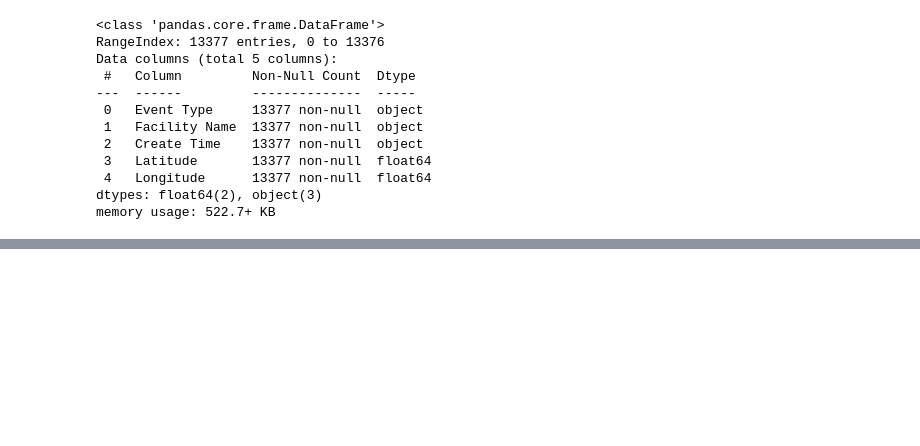
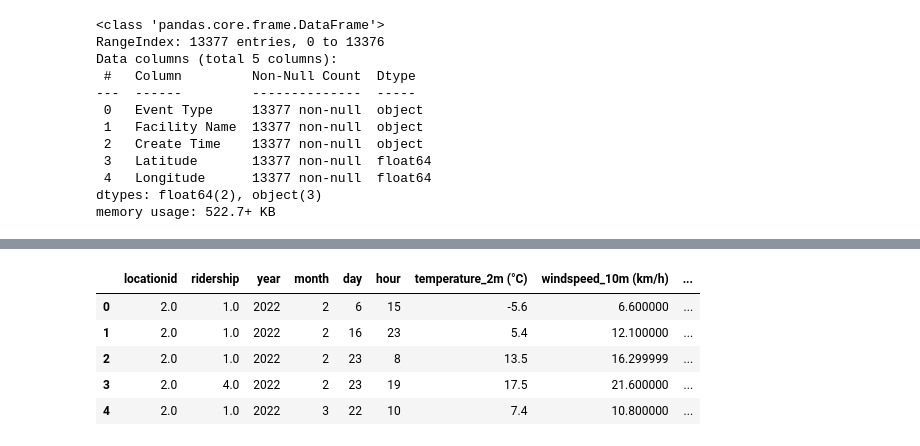
Before and after one commit to t-acheson/project2-fomo, a Jupyter notebook: data/event_merge.ipynb, the cells around one changed output, grey strips where cells are left out. Cells and saved outputs as stored; diff of their text form; code cells hidden in the pictures; blank space fills up the shorter version.

```diff
--- a/data/event_merge.ipynb
+++ b/data/event_merge.ipynb
@@ -44,0 +178,11 @@ events['Facility Name'] = events['Facility Name'].astype('category')
+# %%
+df = pd.read_parquet('c:/fomo_data2/fixed_with_comments.parquet')
+# %%
+df.head()
+# %% [output]
+|  | locationid | ridership | year | month | day | hour | temperature_2m (°C) | windspeed_10m (km/h) | ... |
+| 0 | 2.0 | 1.0 | 2022 | 2 | 6 | 15 | -5.6 | 6.600000 | ... |
+| 1 | 2.0 | 1.0 | 2022 | 2 | 16 | 23 | 5.4 | 12.100000 | ... |
+| 2 | 2.0 | 1.0 | 2022 | 2 | 23 | 8 | 13.5 | 16.299999 | ... |
+| 3 | 2.0 | 4.0 | 2022 | 2 | 23 | 19 | 17.5 | 21.600000 | ... |
+| 4 | 2.0 | 1.0 | 2022 | 3 | 22 | 10 | 7.4 | 10.800000 | ... |
```
Also changed, not shown: parts of 27 cells of this notebook, 4 other files.
